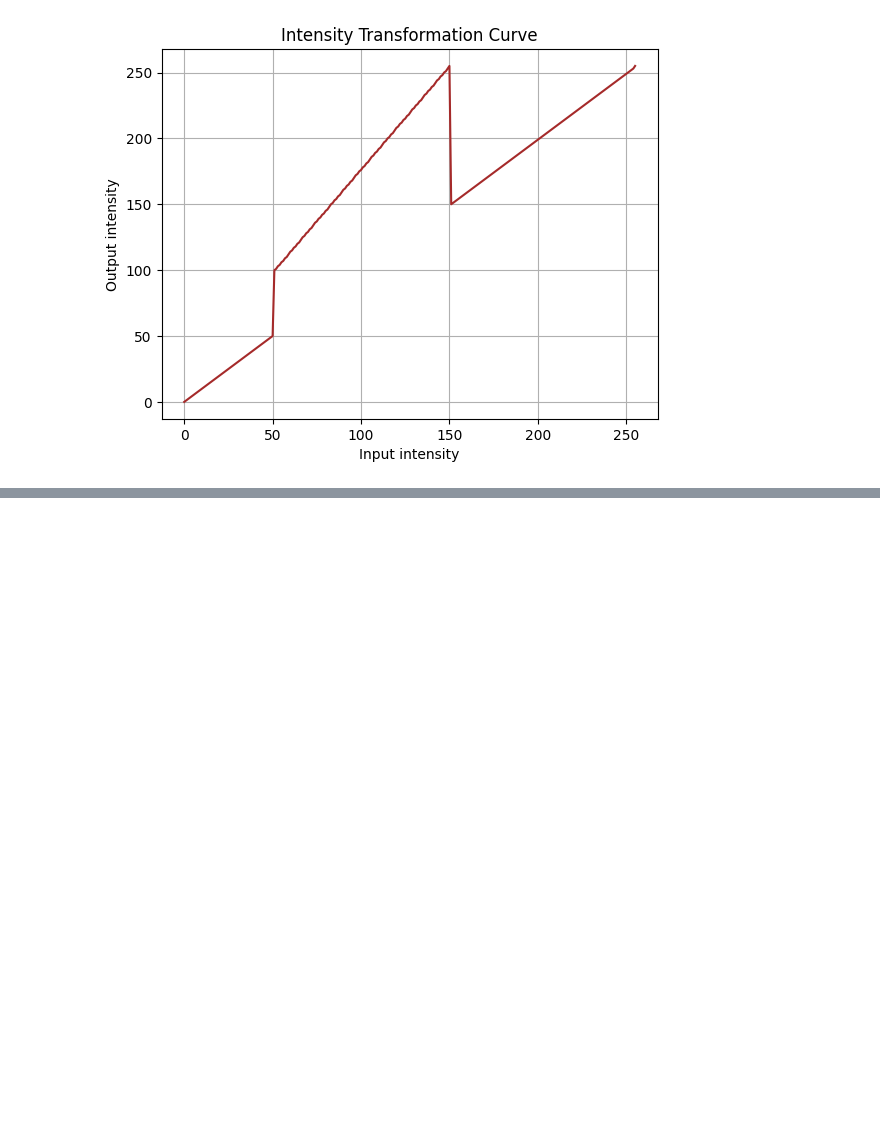
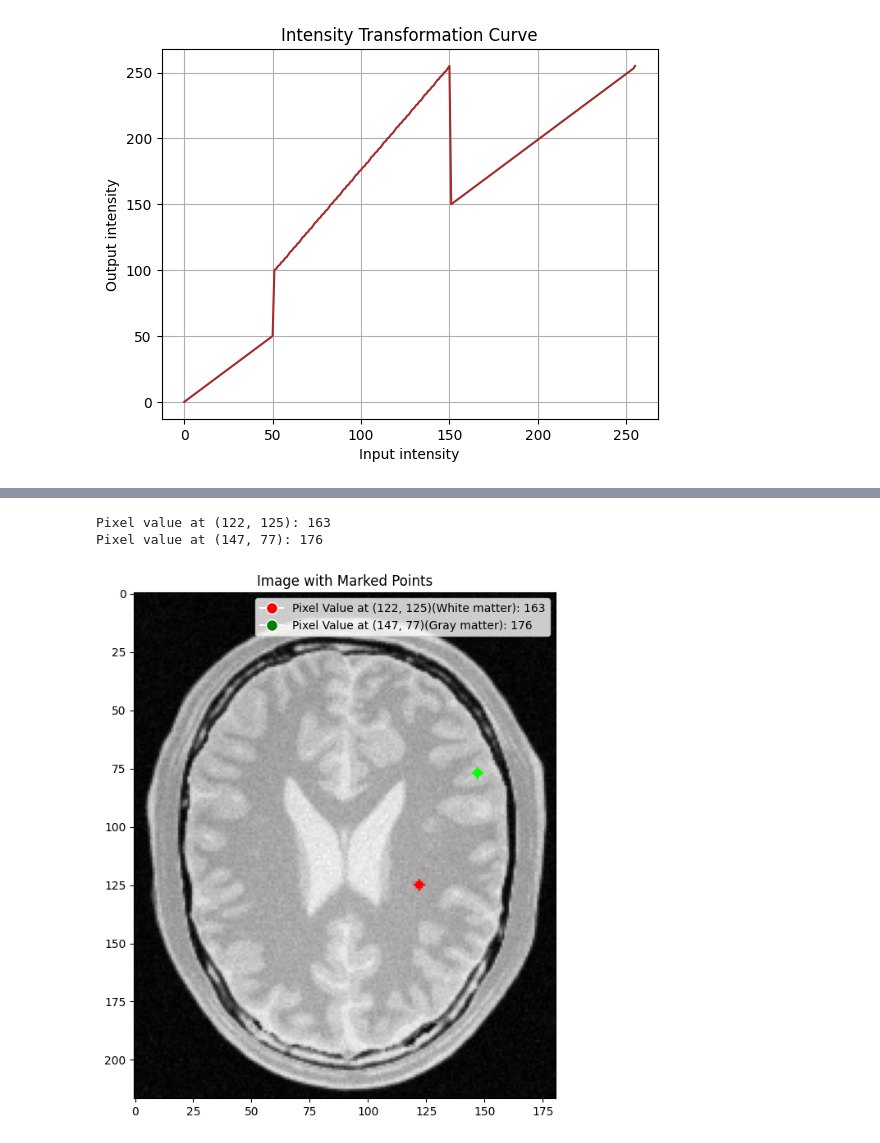
Before and after one commit to rnsfernando/EN3160-Image_Processing_and_Machine_Vision, a Jupyter notebook: Intensity_Transformations_and_Neighborhood _Filtering/answers.ipynb, the cells around one changed output, grey strips where cells are left out. Cells and saved outputs as stored; diff of their text form; code cells hidden in the pictures; blank space fills up the shorter version.

```diff
--- a/Intensity_Transformations_and_Neighborhood _Filtering/answers.ipynb
+++ b/Intensity_Transformations_and_Neighborhood _Filtering/answers.ipynb
@@ -28,0 +57,25 @@ plt.show()
+# %%
+import cv2 as cv
+import matplotlib.pyplot as plt
+
+pixel_value1 = img_orig[122, 125]
+print(f"Pixel value at (122, 125): {pixel_value1}")
+pixel_value2 = img_orig[147, 77]
+print(f"Pixel value at (147, 77): {pixel_value2}")
+
+marked_image = cv.cvtColor(img_orig, cv.COLOR_GRAY2RGB)
+cv.circle(marked_image, (122, 125), 2, (255, 0, 0), -1)
+cv.circle(marked_image, (147, 77), 2, (0, 255, 0), -1)
+fig, ax = plt.subplots(1, 1, figsize=(8, 8))
+ax.imshow(marked_image)
+ax.set_title('Image with Marked Points')
+
+legend_circle1 = plt.Line2D([0], [0], marker='o', color='w', markerfacecolor='red', markersize=10, label=f'Pixel Value at (122, 125)(White matter): {pixel_value1}')
+legend_circle2 = plt.Line2D([0], [0], marker='o', color='w', markerfacecolor='green', markersize=10, label=f'Pixel Value at (147, 77)(Gray matter): {pixel_value2}')
+ax.legend(handles=[legend_circle1, legend_circle2], loc='upper right')
+
+plt.show()
+# %% [output]
+Pixel value at (122, 125): 163
+Pixel value at (147, 77): 176
+[figure, added]
```
Also changed, not shown: parts of 9 cells of this notebook.
